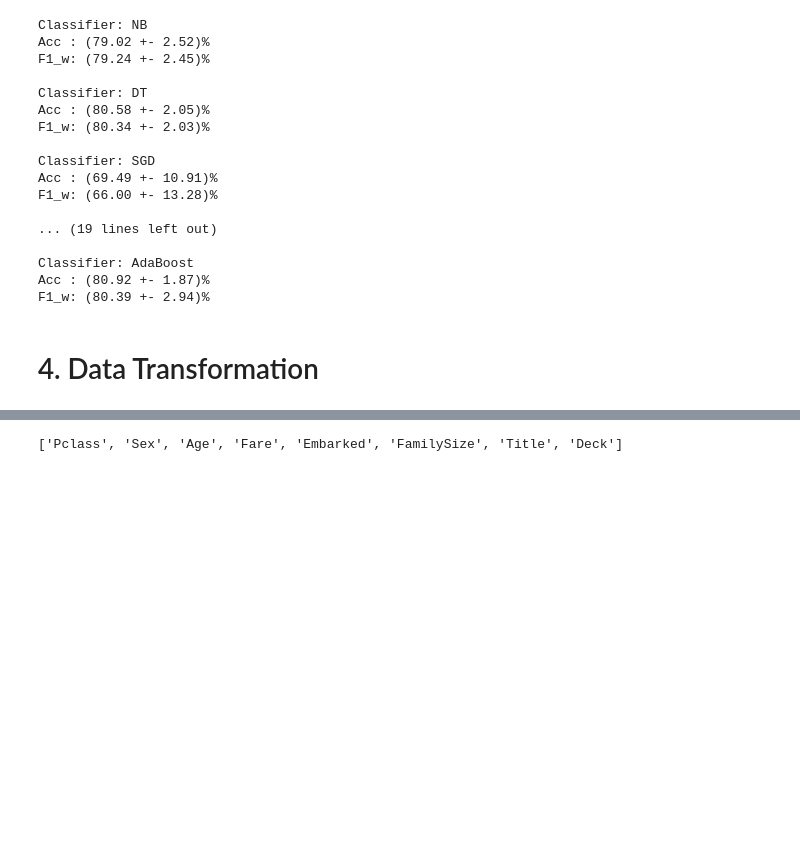
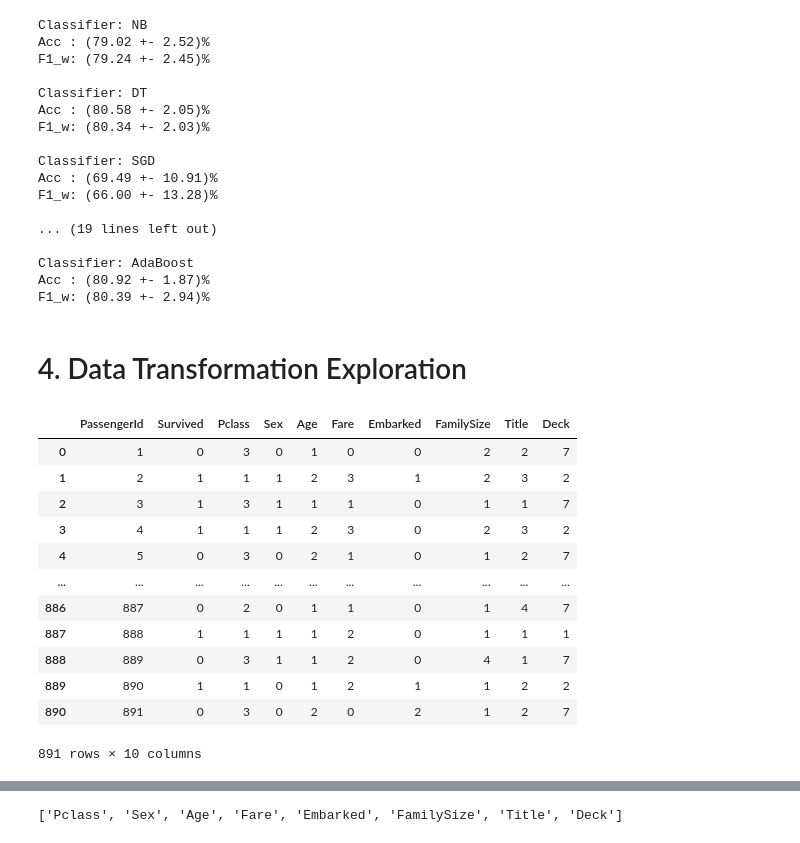
Before and after one commit to leoregino/Titanic, a Jupyter notebook: notebooks/exploration/MV_02_Predictions.ipynb, the cells around one changed output, grey strips where cells are left out. Saved outputs shown, nothing was run; the diff lists cells and outputs as text; code cells hidden in the pictures; blank space fills up the shorter version.

```diff
--- a/notebooks/exploration/MV_02_Predictions.ipynb
+++ b/notebooks/exploration/MV_02_Predictions.ipynb
@@ -96,7 +99,7 @@ train.head()
 from src.features.feature_selector import FeatureSelector
 
 train_labels = train['Survived']
-train_ = train.drop(columns = ['Survived'])
+train_ = train.drop(columns = ['Survived','PassengerId'])
 
 fs = FeatureSelector(data = train_, labels = train_labels)
 # %%
@@ -158,7 +161,7 @@ X_train = train.drop(np.intersect1d(remove, train.keys()), axis=1)
 X_test  = test.drop(np.intersect1d(remove, test.keys()), axis=1)
 # %%
 Y_train = X_train['Survived']
-X_train = X_train.drop(columns = ['Survived'])
+X_train_data = X_train.drop(columns = ['Survived','PassengerId'])
 # %% [markdown]
 # 3. Baseline CV = 5
 # %%
@@ -239,5 +248,5 @@ F1_w: (80.39 +- 2.94)%
 # %% [markdown]
-# 4. Data Transformation
+# 4. Data Transformation Exploration
 # %%
 from sklearn.pipeline import Pipeline
 from sklearn.preprocessing import OneHotEncoder
@@ -286,3 +295,19 @@ def data_transf(df, features_num, trans_num, scaling_num, features_cat, trans_ca
     X = preprocess_pipeline.fit_transform(df)
 
     return DataFrame(X)
+# %%
+X_train
+# %% [output]
+|  | PassengerId | Survived | Pclass | Sex | Age | Fare | Embarked | FamilySize | Title | Deck |
+| 0 | 1 | 0 | 3 | 0 | 1 | 0 | 0 | 2 | 2 | 7 |
+| 1 | 2 | 1 | 1 | 1 | 2 | 3 | 1 | 2 | 3 | 2 |
+| 2 | 3 | 1 | 3 | 1 | 1 | 1 | 0 | 1 | 1 | 7 |
+| 3 | 4 | 1 | 1 | 1 | 2 | 3 | 0 | 2 | 3 | 2 |
+| 4 | 5 | 0 | 3 | 0 | 2 | 1 | 0 | 1 | 2 | 7 |
+| ... | ... | ... | ... | ... | ... | ... | ... | ... | ... | ... |
+| 886 | 887 | 0 | 2 | 0 | 1 | 1 | 0 | 1 | 4 | 7 |
+| 887 | 888 | 1 | 1 | 1 | 1 | 2 | 0 | 1 | 1 | 1 |
+| 888 | 889 | 0 | 3 | 1 | 1 | 2 | 0 | 4 | 1 | 7 |
+| 889 | 890 | 1 | 1 | 0 | 1 | 2 | 1 | 1 | 2 | 2 |
+| 890 | 891 | 0 | 3 | 0 | 2 | 0 | 2 | 1 | 2 | 7 |
+891 rows × 10 columns
```
Also changed, not shown: parts of 17 cells of this notebook, 1 other file.
